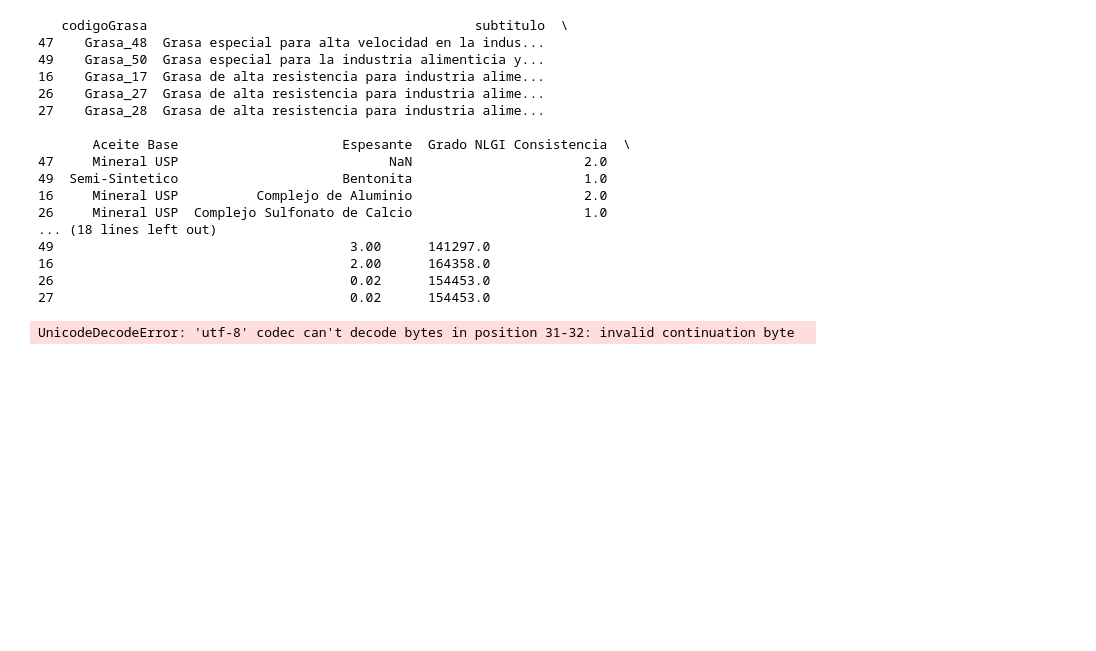
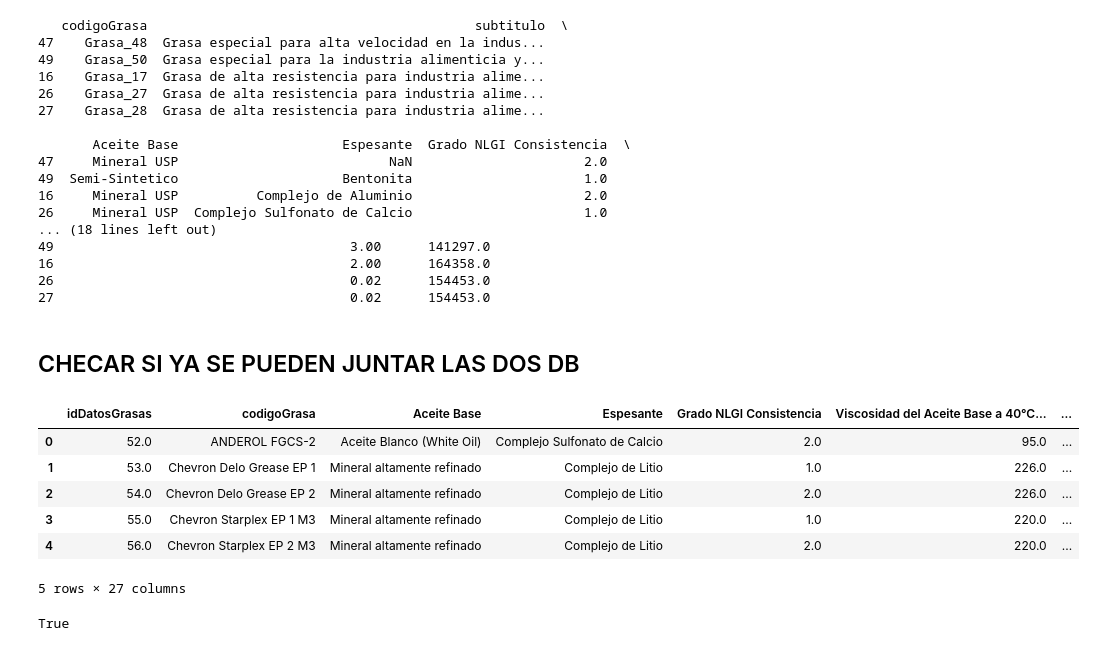
Before and after one commit to luiscarlosmarrufo/reto-interlub, a Jupyter notebook: notebooks/FINAL/final.ipynb, the cells around one changed output. Saved outputs shown, nothing was run; the diff lists cells and outputs as text; code cells hidden in the pictures; blank space fills up the shorter version.

```diff
--- a/notebooks/FINAL/final.ipynb
+++ b/notebooks/FINAL/final.ipynb
@@ -511,7 +511,21 @@ print(recomendar_grasas(
 16                                      2.00      164358.0
 26                                      0.02      154453.0
 27                                      0.02      154453.0
+# %% [markdown]
+## CHECAR SI YA SE PUEDEN JUNTAR LAS DOS DB
 # %%
-df_competencia = pd.read_csv("../../datos/FINAL/datos_pdfs_f.csv", encoding="utf-8")
+df_competencia_raw = pd.read_csv(
+    "../../datos/FINAL/ID-grasas-Limpios.csv",
+    encoding="utf-8",
+    encoding_errors="ignore"
+)
-# %% [output]
-UnicodeDecodeError: 'utf-8' codec can't decode bytes in position 31-32: invalid continuation byte
+# %%
+df_competencia_raw.head()
+# %% [output]
+|  | idDatosGrasas | codigoGrasa | Aceite Base | Espesante | Grado NLGI Consistencia | Viscosidad del Aceite Base a 40°C... | ... |
+| 0 | 52.0 | ANDEROL FGCS-2 | Aceite Blanco (White Oil) | Complejo Sulfonato de Calcio | 2.0 | 95.0 | ... |
+| 1 | 53.0 | Chevron Delo Grease EP 1 | Mineral altamente refinado | Complejo de Litio | 1.0 | 226.0 | ... |
+| 2 | 54.0 | Chevron Delo Grease EP 2 | Mineral altamente refinado | Complejo de Litio | 2.0 | 226.0 | ... |
+| 3 | 55.0 | Chevron Starplex EP 1 M3 | Mineral altamente refinado | Complejo de Litio | 1.0 | 220.0 | ... |
+| 4 | 56.0 | Chevron Starplex EP 2 M3 | Mineral altamente refinado | Complejo de Litio | 2.0 | 220.0 | ... |
+5 rows × 27 columns
@@ -517,0 +537,6 @@ UnicodeDecodeError: 'utf-8' codec can't decode bytes in position 31-32: invalid
+# %%
+# check if they have the same column names
+
+set(df_raw.columns) == set(df_competencia_raw.columns)
+# %% [output]
+True
```
Also changed, not shown: parts of 2 cells of this notebook, 4 other files.
